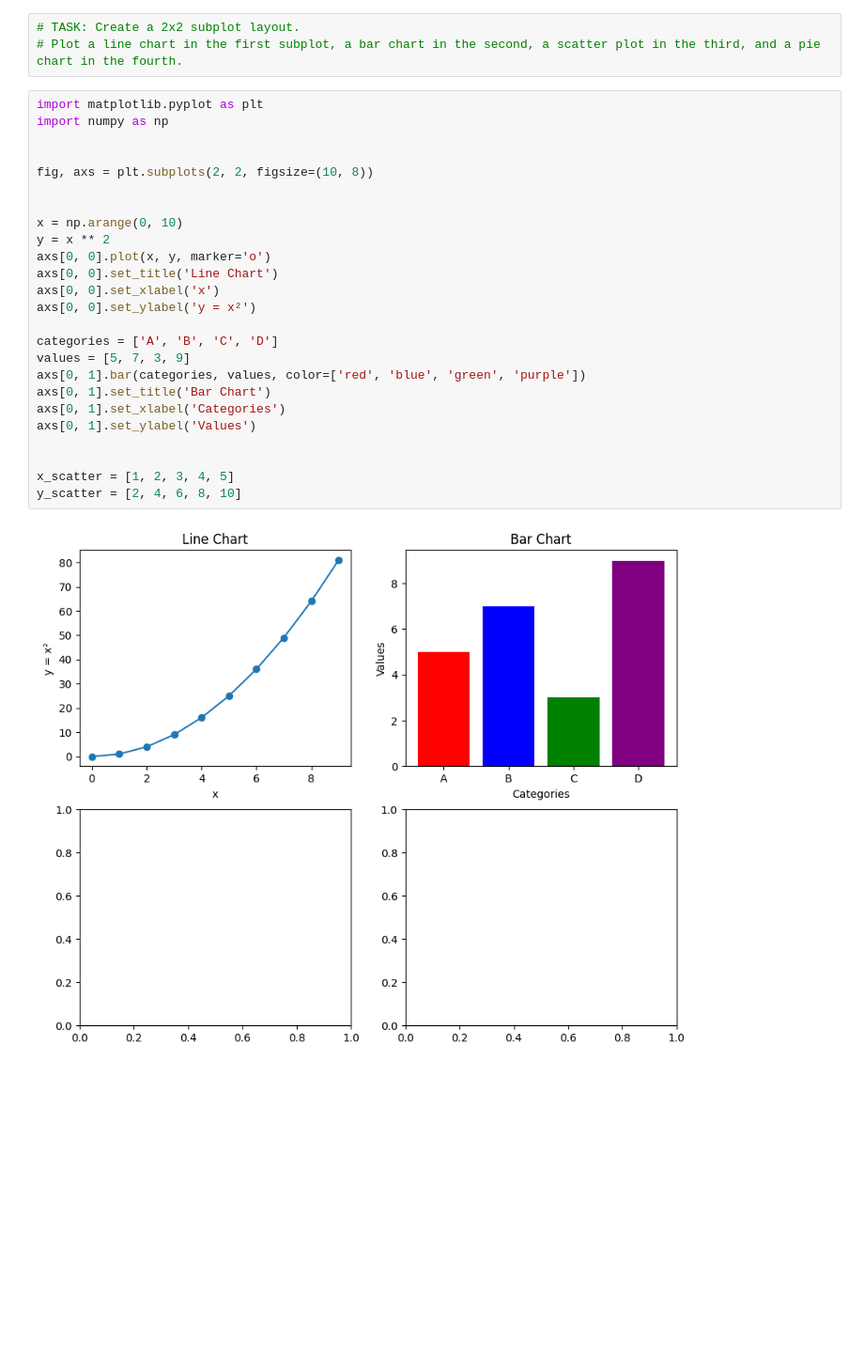
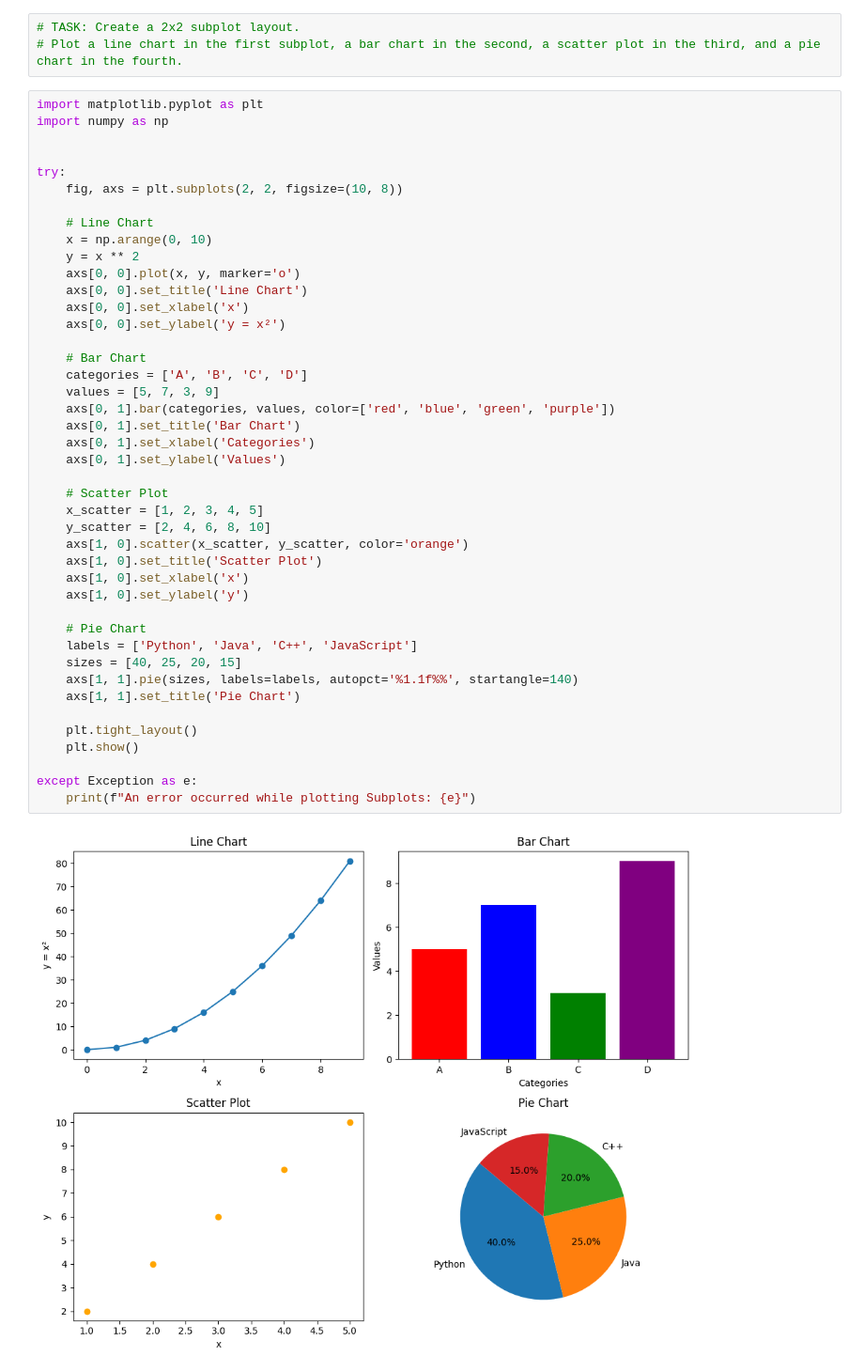
Before and after one commit to amisha-prasad/python-jupyter-template, a Jupyter notebook: src/5-subplot.ipynb, the cells around one changed output. Shown at 94% size. Drawn from its saved outputs; the diff is of its cells as text; blank space fills up the shorter version.

Commit message:
all plots

```diff
--- a/src/5-subplot.ipynb
+++ b/src/5-subplot.ipynb
@@ -6,27 +6,45 @@
 # %%
 import matplotlib.pyplot as plt
 import numpy as np
 
 
-fig, axs = plt.subplots(2, 2, figsize=(10, 8))
+try:
+    fig, axs = plt.subplots(2, 2, figsize=(10, 8))
 
+    # Line Chart
+    x = np.arange(0, 10)
+    y = x ** 2
+    axs[0, 0].plot(x, y, marker='o')
+    axs[0, 0].set_title('Line Chart')
+    axs[0, 0].set_xlabel('x')
+    axs[0, 0].set_ylabel('y = x²')
 
-x = np.arange(0, 10)
-y = x ** 2
-axs[0, 0].plot(x, y, marker='o')
-axs[0, 0].set_title('Line Chart')
-axs[0, 0].set_xlabel('x')
-axs[0, 0].set_ylabel('y = x²')
+    # Bar Chart
+    categories = ['A', 'B', 'C', 'D']
+    values = [5, 7, 3, 9]
+    axs[0, 1].bar(categories, values, color=['red', 'blue', 'green', 'purple'])
+    axs[0, 1].set_title('Bar Chart')
+    axs[0, 1].set_xlabel('Categories')
+    axs[0, 1].set_ylabel('Values')
 
-categories = ['A', 'B', 'C', 'D']
-values = [5, 7, 3, 9]
-axs[0, 1].bar(categories, values, color=['red', 'blue', 'green', 'purple'])
-axs[0, 1].set_title('Bar Chart')
-axs[0, 1].set_xlabel('Categories')
-axs[0, 1].set_ylabel('Values')
+    # Scatter Plot
+    x_scatter = [1, 2, 3, 4, 5]
+    y_scatter = [2, 4, 6, 8, 10]
+    axs[1, 0].scatter(x_scatter, y_scatter, color='orange')
+    axs[1, 0].set_title('Scatter Plot')
+    axs[1, 0].set_xlabel('x')
+    axs[1, 0].set_ylabel('y')
 
+    # Pie Chart
+    labels = ['Python', 'Java', 'C++', 'JavaScript']
+    sizes = [40, 25, 20, 15]
+    axs[1, 1].pie(sizes, labels=labels, autopct='%1.1f%%', startangle=140)
+    axs[1, 1].set_title('Pie Chart')
 
-x_scatter = [1, 2, 3, 4, 5]
-y_scatter = [2, 4, 6, 8, 10]
+    plt.tight_layout()
+    plt.show()
+
+except Exception as e:
+    print(f"An error occurred while plotting Subplots: {e}")
 # %% [output]
-[figure, old version]
+[figure, new version]
```
Also changed, not shown: 5 other files.
